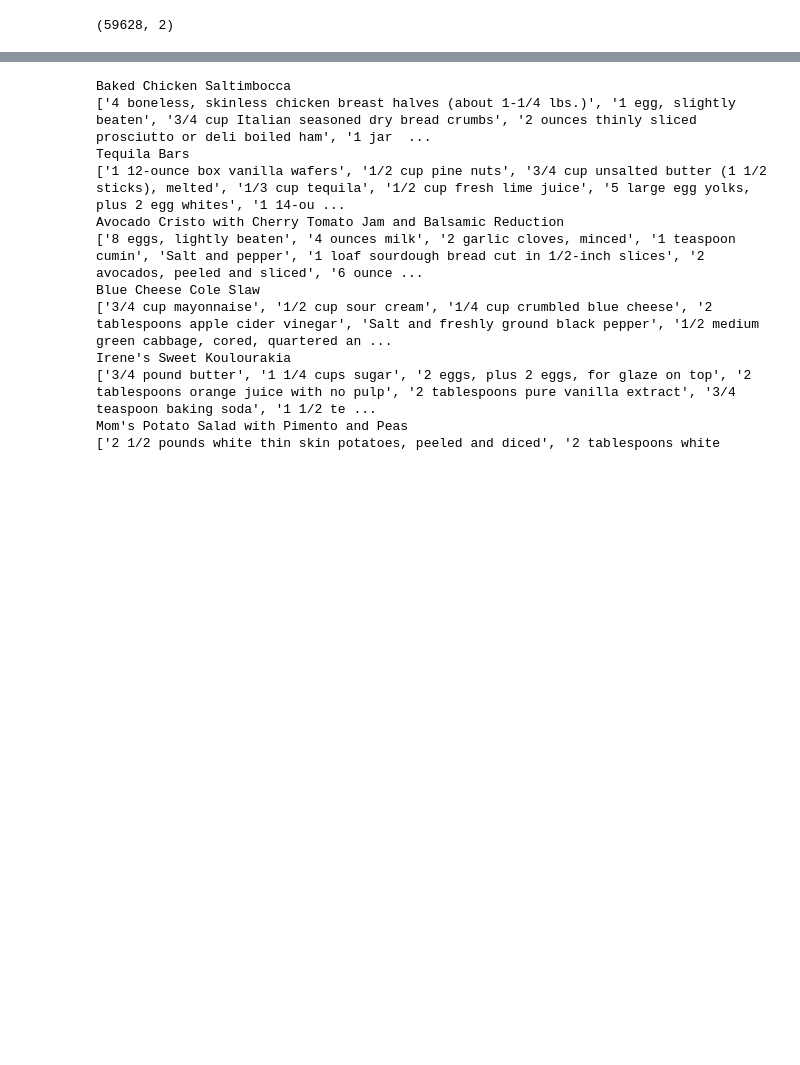
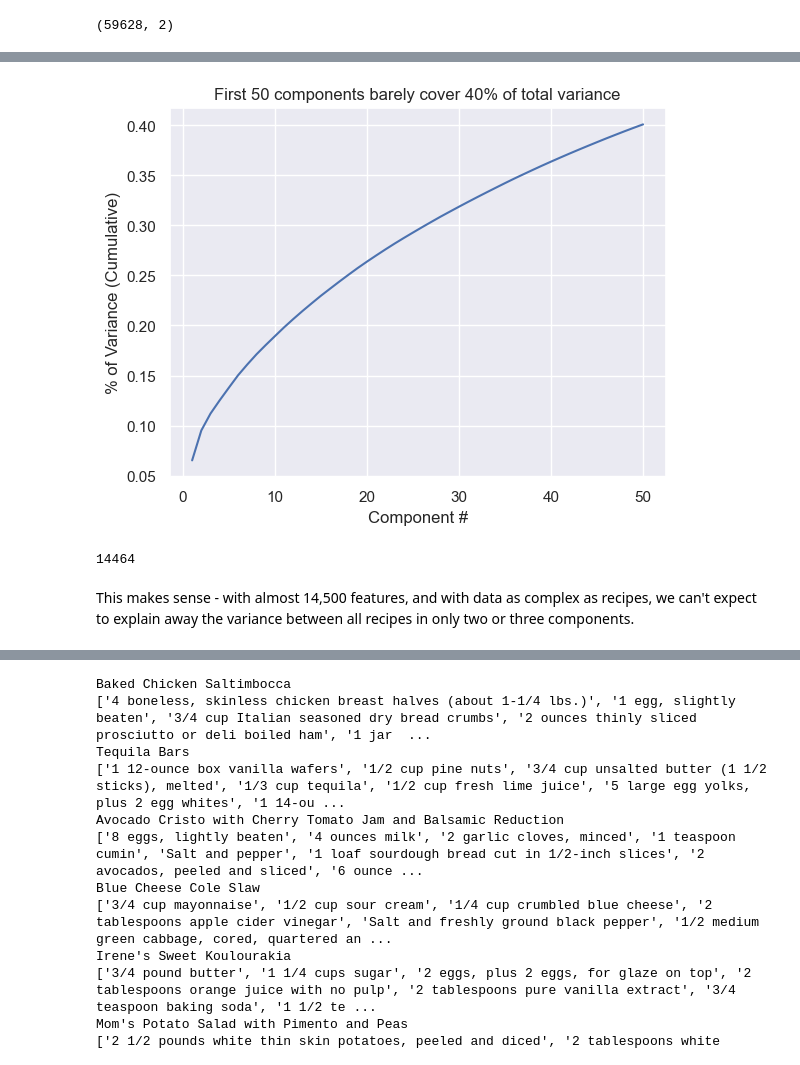
Before and after one commit to sayanfaraz/neural-kitchen, a Jupyter notebook: main.ipynb, the cells around one changed output, grey strips where cells are left out. Saved outputs shown, nothing was run; the diff lists cells and outputs as text; code cells hidden in the pictures; blank space fills up the shorter version.

```diff
--- a/main.ipynb
+++ b/main.ipynb
@@ -250,0 +323,13 @@ Seeing what results we get with a UMAP component analysis instead:
+# %%
+sns.lineplot(x=np.arange(pca_scree.n_components_)+1, y=np.cumsum(pca_scree.explained_variance_ratio_)).set(
+    title='First 50 components barely cover 40% of total variance',
+    xlabel="Component #",
+    ylabel="% of Variance (Cumulative)");
+# %% [output]
+[figure, added]
+# %%
+len(top_words)
+# %% [output]
+14464
+# %% [markdown]
+This makes sense - with almost 14,500 features, and with data as complex as recipes, we can't expect to explain away the variance between all recipes in only two or three components.
```
Also changed, not shown: parts of 37 cells of this notebook.
